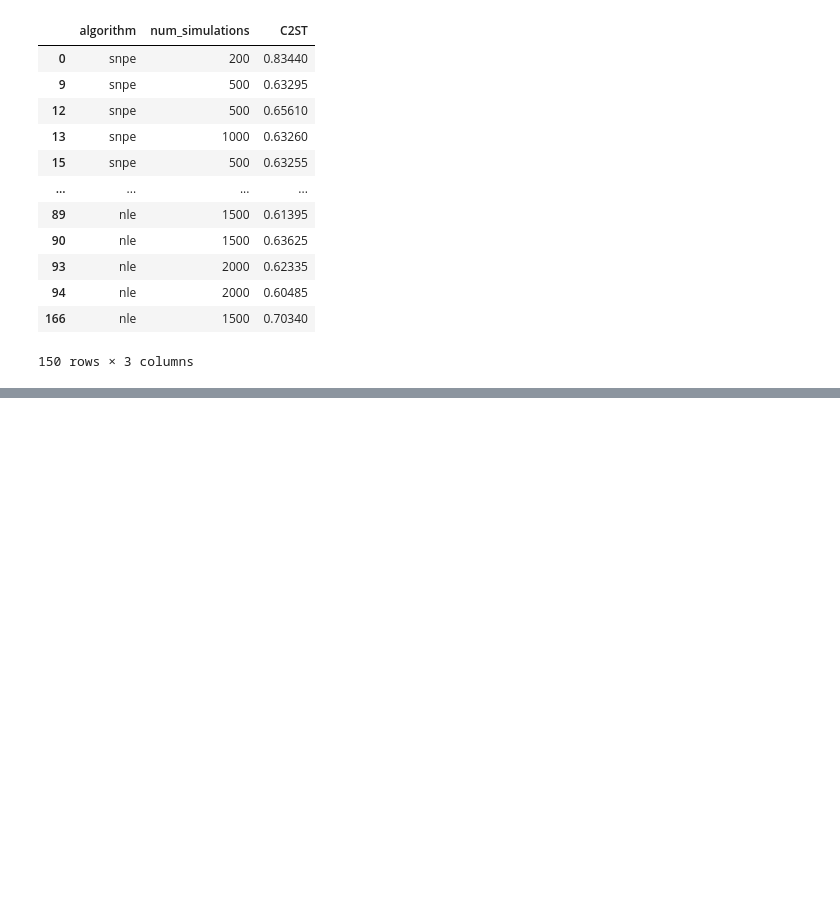
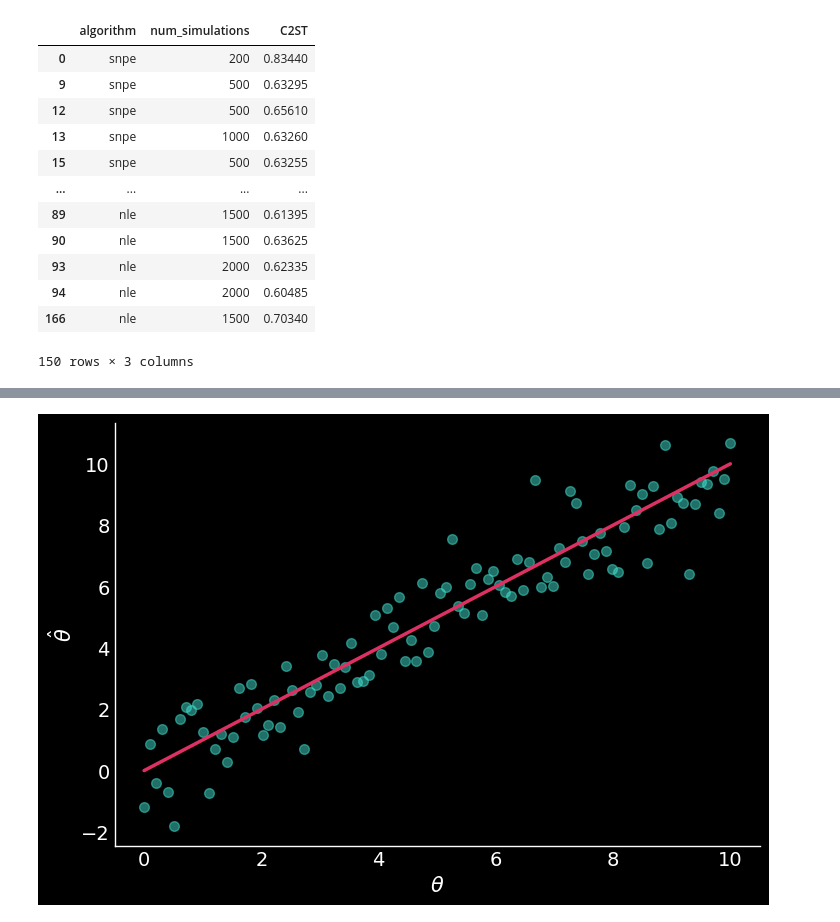
Before and after one commit to LSSTDESC/sbi_bm_lens, a Jupyter notebook: notebooks/convergence_results.ipynb, the cells around one changed output, grey strips where cells are left out. Cells and saved outputs as stored; diff of their text form; code cells hidden in the pictures; blank space fills up the shorter version.

```diff
--- a/notebooks/convergence_results.ipynb
+++ b/notebooks/convergence_results.ipynb
@@ -296,3 +469,27 @@ chart = fig_metric(
 chart
 # %% [output]
 [interactive output not drawn]
+# %%
+import numpy as np
+
+az.style.use("arviz-white")
+plt.style.use("dark_background")
+plt.rcParams["lines.linewidth"] = 2.5
+plt.rcParams['lines.markersize'] = 7
+
+colmap = [
+    '#FF8700',
+    '#DE3163',
+    '#40E0D0',
+]
+
+
+x = jnp.linspace(0,10,100)
+f = x + np.random.randn(len(x))
+plt.plot(x,x, color =colmap[1])
+plt.scatter(x,f, color = colmap[-1], alpha = 0.5)
+plt.xlabel(r'$\theta$')
+plt.ylabel(r'$\hat{\theta}$')
+plt.savefig('regression.png', transparent = True)
+# %% [output]
+[figure, added]
```
Also changed, not shown: parts of 6 cells of this notebook.
